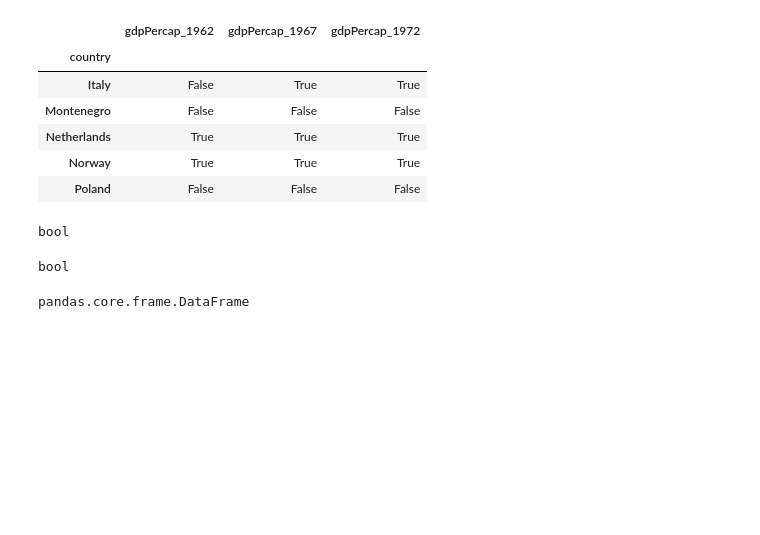
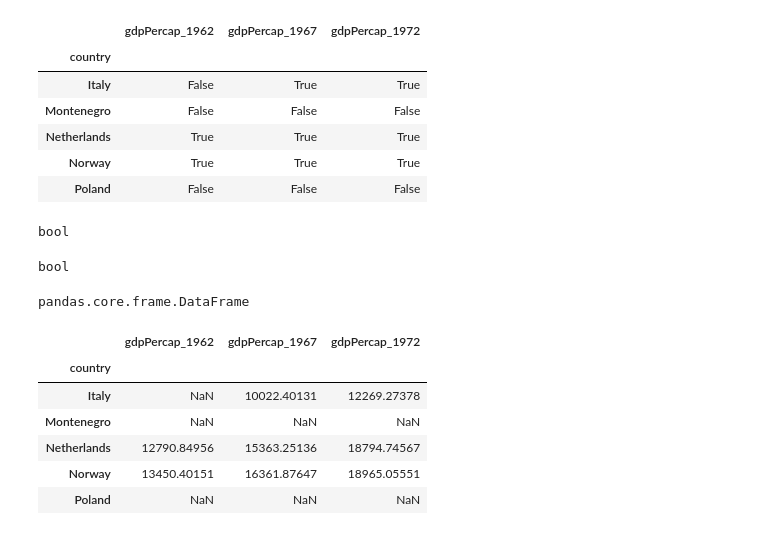
Before and after one commit to paulmaxus/livecode-2024-11-25, a Jupyter notebook: notebooks/dataframes.ipynb, the cells around one changed output. Drawn from its saved outputs; the diff is of its cells as text; code cells hidden in the pictures; blank space fills up the shorter version.

```diff
--- a/notebooks/dataframes.ipynb
+++ b/notebooks/dataframes.ipynb
@@ -175,3 +175,13 @@ mask = subset > 10000
 type(mask)
 # %% [output]
 pandas.core.frame.DataFrame
+# %%
+subset[mask]
+# %% [output]
+|  | gdpPercap_1962 | gdpPercap_1967 | gdpPercap_1972 |
+| country |  |  |  |
+| Italy | NaN | 10022.40131 | 12269.27378 |
+| Montenegro | NaN | NaN | NaN |
+| Netherlands | 12790.84956 | 15363.25136 | 18794.74567 |
+| Norway | 13450.40151 | 16361.87647 | 18965.05551 |
+| Poland | NaN | NaN | NaN |
```
Also changed, not shown: parts of 1 cell of this notebook.
